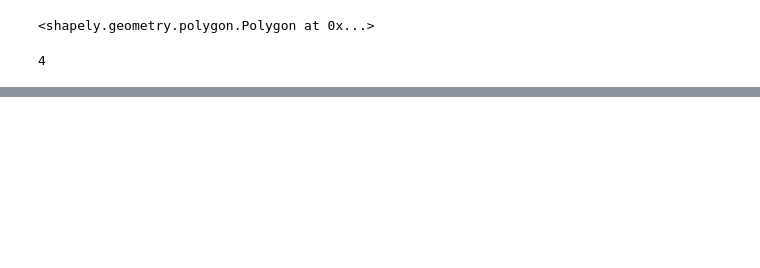
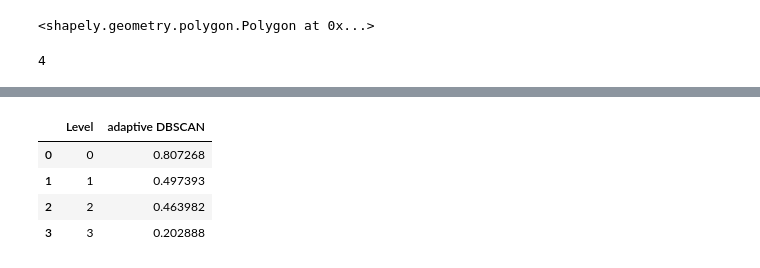
Before and after one commit to msalazarcgeo/HierarchicalGeoClustering, a Jupyter notebook: src/index.ipynb, the cells around one changed output, grey strips where cells are left out. Saved outputs shown, nothing was run; the diff lists cells and outputs as text; code cells hidden in the pictures; blank space fills up the shorter version.

Commit message:
Order Clustering

```diff
--- a/src/index.ipynb
+++ b/src/index.ipynb
@@ -75,0 +87,9 @@ HGC_adapta_DBSCAN = recursive_clustering_tree(dic_points,
+# %%
+form_metric=[]
+
+for l in range(0, 4):
+    d = { 'Level': l,
+        'adaptive DBSCAN':similarity_clusterings(HGC.levels_nodes[l],
+                            HGC_adapta_DBSCAN.levels_nodes[l])
+        }
+    form_metric.append(d)
@@ -75,0 +103,10 @@ HGC_adapta_DBSCAN = recursive_clustering_tree(dic_points,
+# %%
+df_metric_form = pd.DataFrame(form_metric)
+# %%
+df_metric_form
+# %% [output]
+|  | Level | adaptive DBSCAN |
+| 0 | 0 | 0.807268 |
+| 1 | 1 | 0.497393 |
+| 2 | 2 | 0.463982 |
+| 3 | 3 | 0.202888 |
```
Also changed, not shown: parts of 8 cells of this notebook, 9 other files.
